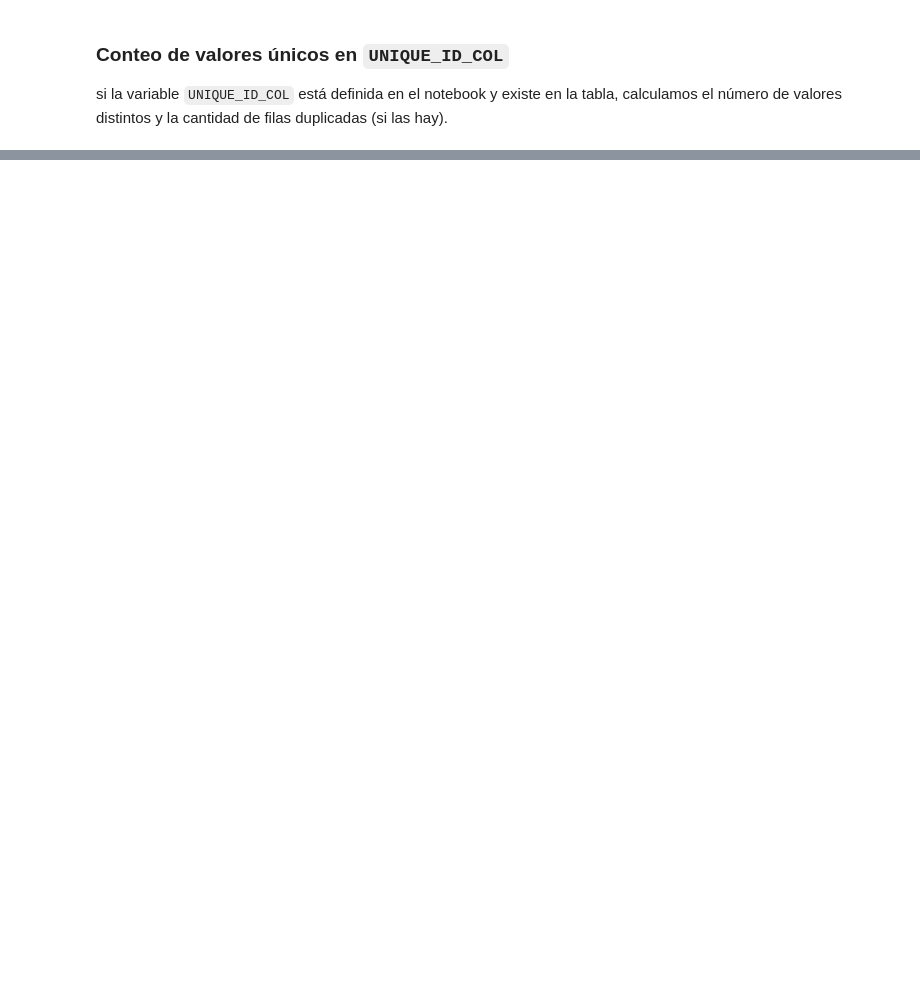
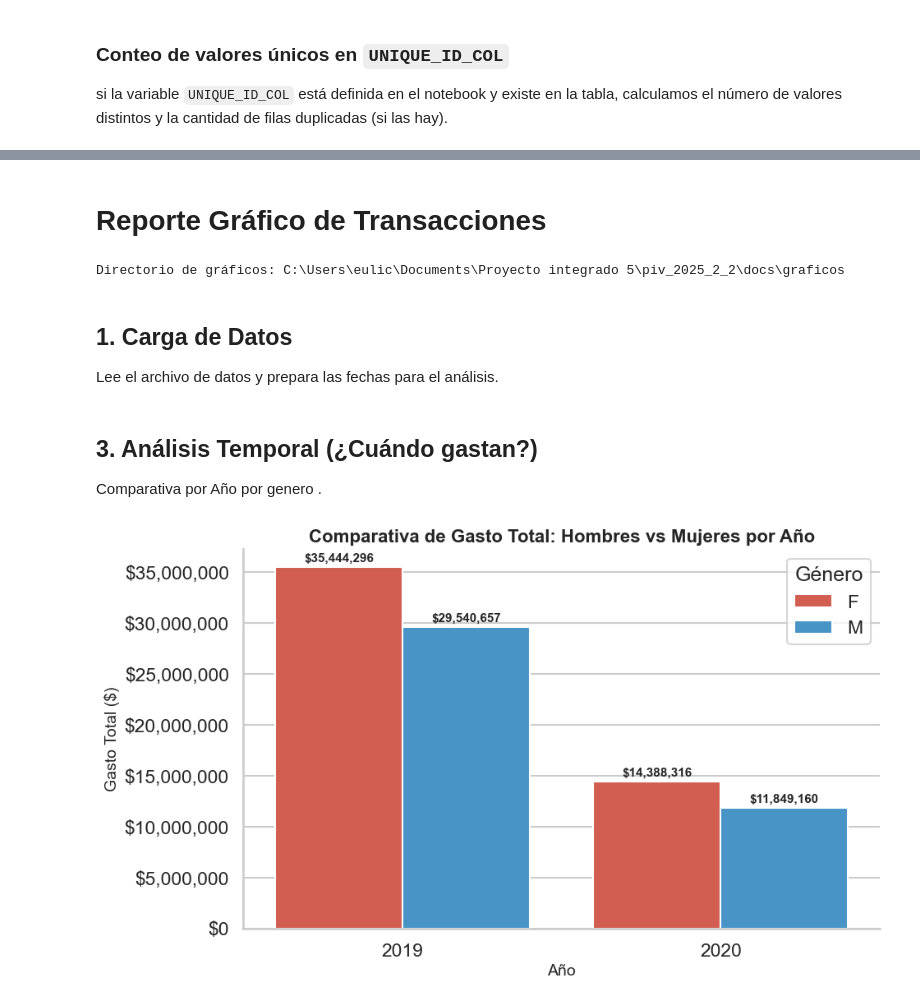
Before and after one commit to eulicerzapata/Proyecto_Integrador5, a Jupyter notebook: notebooks/proyecto_integrador.ipynb, the cells around one changed output, grey strips where cells are left out. Cells and saved outputs as stored; diff of their text form; code cells hidden in the pictures; blank space fills up the shorter version.

```diff
--- a/notebooks/proyecto_integrador.ipynb
+++ b/notebooks/proyecto_integrador.ipynb
@@ -248,2 +361,65 @@ Valores distintos en "trans_num": 1296675
 Filas totales: 1296675
 Valores distintos en "trans_num": 1296675
+# %% [markdown]
+ # Reporte Gráfico de Transacciones
+# %%
+
+# --- Configuración de Estilo ---
+sns.set_theme(style="whitegrid", context="talk")
+plt.rcParams['figure.figsize'] = (12, 7)
+plt.rcParams['axes.titlesize'] = 18
+plt.rcParams['axes.labelsize'] = 14
+
+# Rutas
+project_root = Path('..').resolve()
+data_path = project_root / 'data' / 'dataset_enriquecido.csv'
+graficos_dir = project_root / 'docs' / 'graficos'
+graficos_dir.mkdir(parents=True, exist_ok=True)
+
+print(f"Directorio de gráficos: {graficos_dir}")
+# %% [output]
+Directorio de gráficos: C:\Users\eulic\Documents\Proyecto integrado 5\piv_2025_2_2\docs\graficos
+# %% [markdown]
+## 1. Carga de Datos
+Lee el archivo de datos y prepara las fechas para el análisis.
+# %%
+if data_path.exists():
+    df = pd.read_csv(data_path)
+    # Convertir fecha
+    df['trans_date_trans_time'] = pd.to_datetime(df['trans_date_trans_time'])
+
+    # Crear columnas de tiempo
+    df['Año'] = df['trans_date_trans_time'].dt.year
+    df['Mes'] = df['trans_date_trans_time'].dt.month_name()
+    df['Periodo'] = df['trans_date_trans_time'].dt.to_period('M')
+# %% [markdown]
+## 3. Análisis Temporal (¿Cuándo gastan?)
+Comparativa por Año por genero .
+# %%
+# --- Evolución del Gasto por Género y Año ---
+
+# Agrupamos por Año y Género
+gasto_genero_anio = df.groupby(['Año', 'gender'])['amt'].sum().reset_index()
+
+plt.figure(figsize=(10, 6))
+
+# Gráfico de Barras Agrupadas
+ax = sns.barplot(data=gasto_genero_anio, x='Año', y='amt', hue='gender', palette={'M': '#3498db', 'F': '#e74c3c'})
+
+plt.title('Comparativa de Gasto Total: Hombres vs Mujeres por Año', fontsize=16, fontweight='bold')
+plt.xlabel('Año')
+plt.ylabel('Gasto Total ($)')
+plt.legend(title='Género')
+
+# Formato de dinero
+ax.yaxis.set_major_formatter(mtick.StrMethodFormatter('${x:,.0f}'))
+
+# Etiquetas de valor encima de cada barra para facilitar la lectura
+for container in ax.containers:
+    ax.bar_label(container, fmt='${:,.0f}', padding=3, fontsize=11, fontweight='bold')
+
+sns.despine()
+plt.savefig(graficos_dir / 'gasto_genero_anio.png', bbox_inches='tight')
+plt.show()
+# %% [output]
+[figure, added]
```
Also changed, not shown: parts of 31 cells of this notebook, 13 other files.
